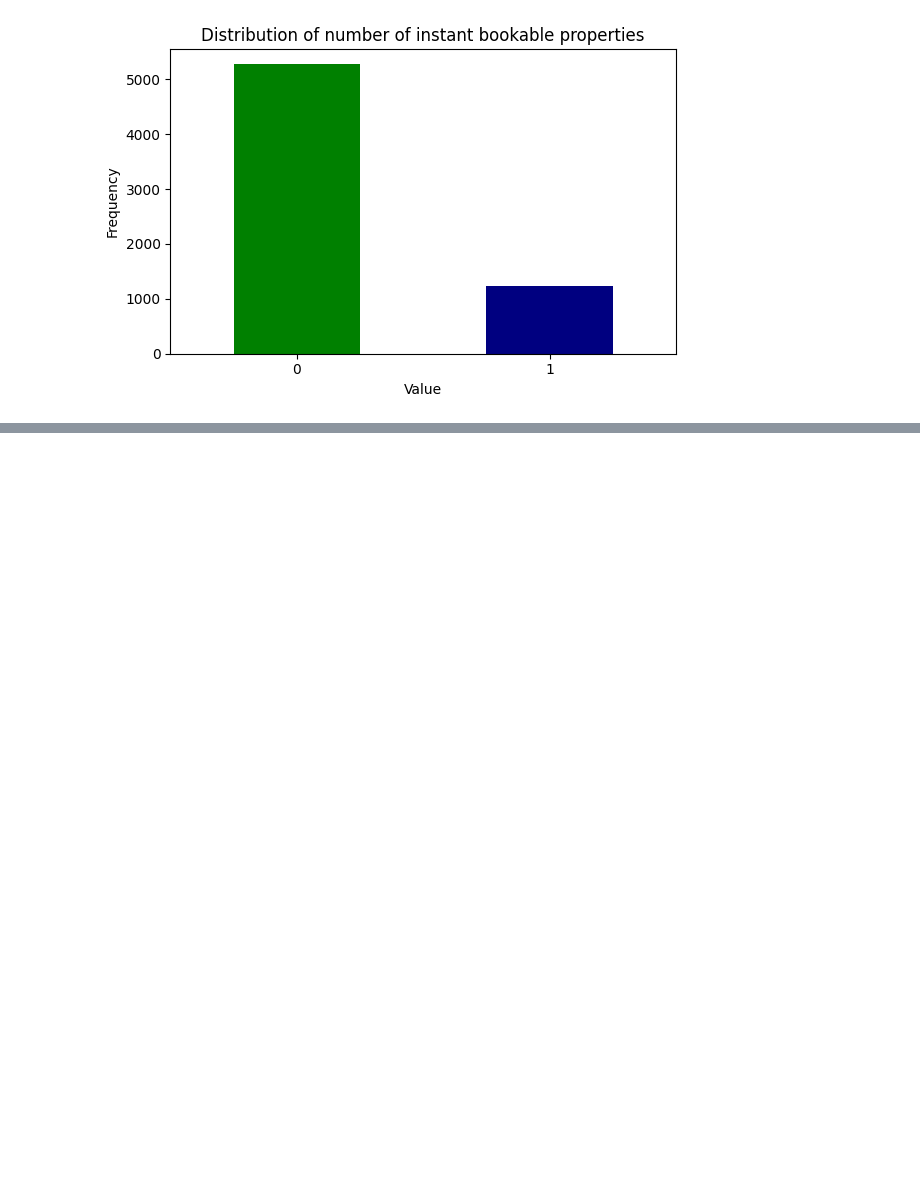
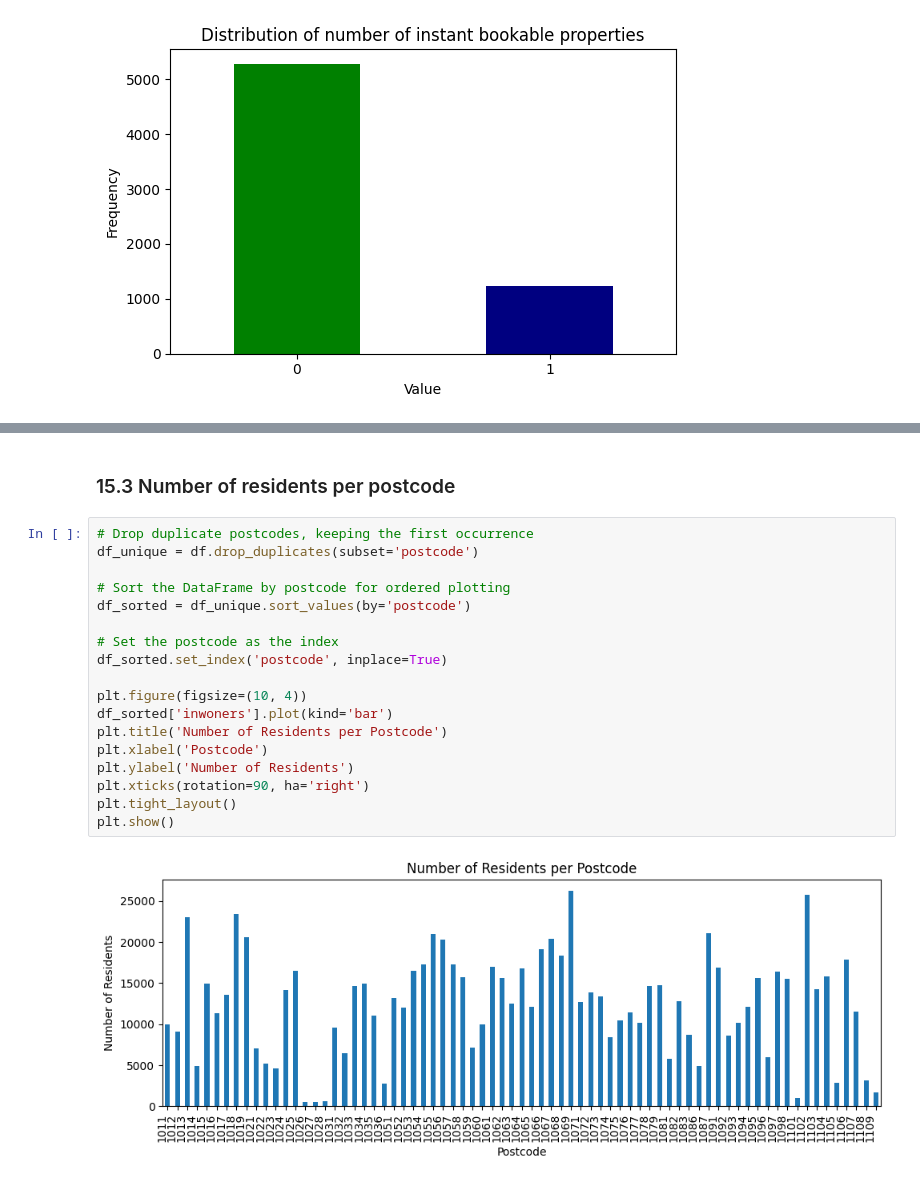
Before and after one commit to linashyshova/eds_modeling, a Jupyter notebook: 2_data_review.ipynb, the cells around one changed output, grey strips where cells are left out. Drawn from its saved outputs; the diff is of its cells as text; blank space fills up the shorter version.

```diff
--- a/2_data_review.ipynb
+++ b/2_data_review.ipynb
@@ -463,0 +503,22 @@ plt.show()
+# %% [markdown]
+### 15.3 Number of residents per postcode
+# %%
+# Drop duplicate postcodes, keeping the first occurrence
+df_unique = df.drop_duplicates(subset='postcode')
+
+# Sort the DataFrame by postcode for ordered plotting
+df_sorted = df_unique.sort_values(by='postcode')
+
+# Set the postcode as the index
+df_sorted.set_index('postcode', inplace=True)
+
+plt.figure(figsize=(10, 4))
+df_sorted['inwoners'].plot(kind='bar')
+plt.title('Number of Residents per Postcode')
+plt.xlabel('Postcode')
+plt.ylabel('Number of Residents')
+plt.xticks(rotation=90, ha='right')
+plt.tight_layout()
+plt.show()
+# %% [output]
+[figure, added]
```
Also changed, not shown: parts of 17 cells of this notebook, 4 other files.
